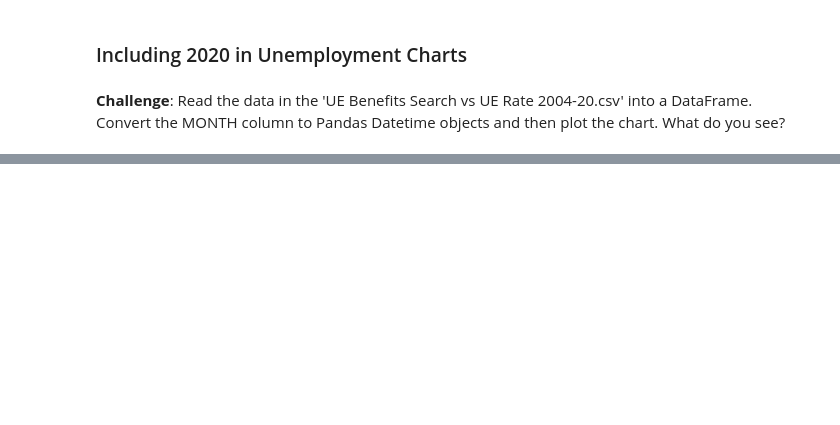
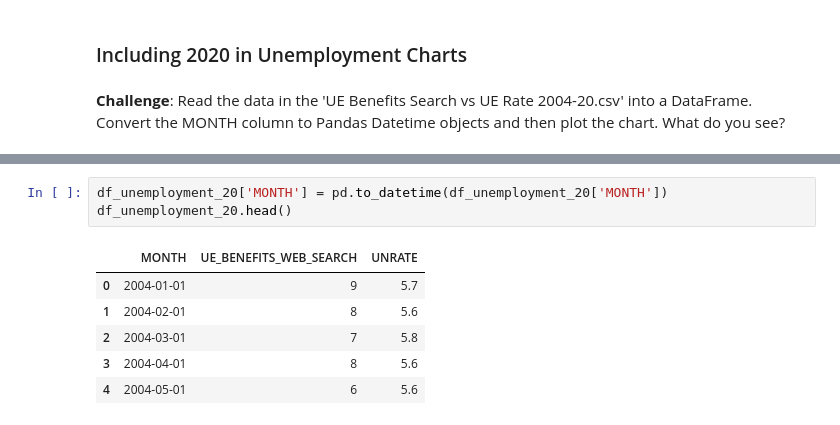
Before and after one commit to manchung/100-Day-of-Code-Python, a Jupyter notebook: Data Science/Google Trends and Data Visualisation (start).ipynb, the cells around one changed output, grey strips where cells are left out. Saved outputs shown, nothing was run; the diff lists cells and outputs as text; blank space fills up the shorter version.

```diff
--- a/Data Science/Google Trends and Data Visualisation (start).ipynb
+++ b/Data Science/Google Trends and Data Visualisation (start).ipynb
@@ -423,0 +436,10 @@ plt.show()
+# %%
+df_unemployment_20['MONTH'] = pd.to_datetime(df_unemployment_20['MONTH'])
+df_unemployment_20.head()
+# %% [output]
+|  | MONTH | UE_BENEFITS_WEB_SEARCH | UNRATE |
+| 0 | 2004-01-01 | 9 | 5.7 |
+| 1 | 2004-02-01 | 8 | 5.6 |
+| 2 | 2004-03-01 | 7 | 5.8 |
+| 3 | 2004-04-01 | 8 | 5.6 |
+| 4 | 2004-05-01 | 6 | 5.6 |
```
Also changed, not shown: parts of 3 cells of this notebook.
